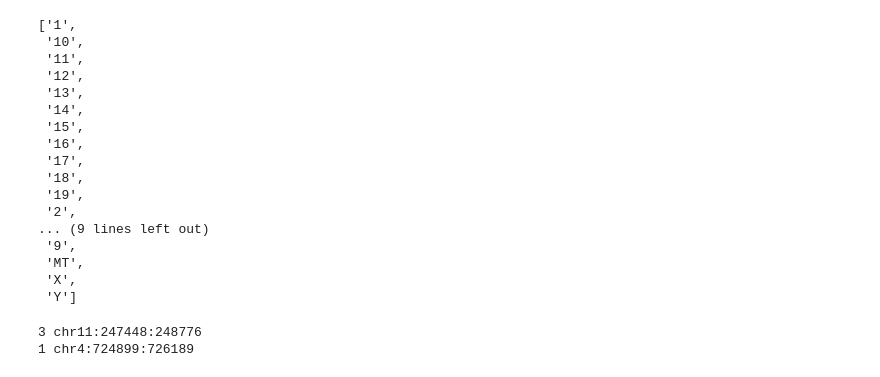
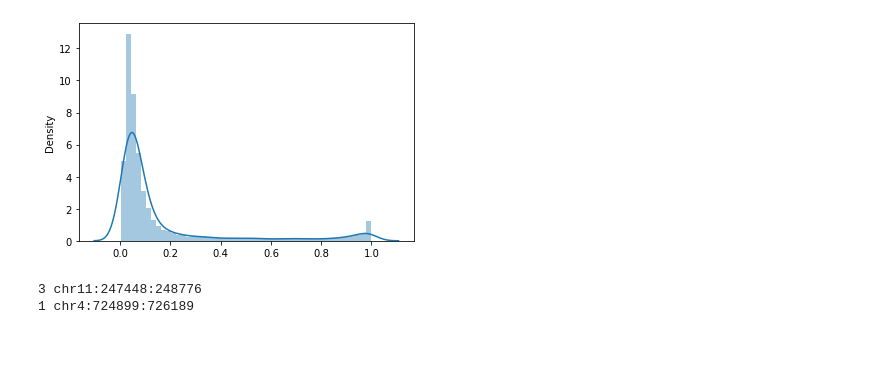
Before and after one commit to rachelcw/junction_table, a Jupyter notebook: junction_table.ipynb, the cells around one changed output. Saved outputs shown, nothing was run; the diff lists cells and outputs as text; code cells hidden in the pictures; blank space fills up the shorter version.

```diff
--- a/junction_table.ipynb
+++ b/junction_table.ipynb
@@ -121,3 +160,8 @@ table.loc[index,'annotation']="A3SS"
+# %%
+# sns.histplot(gene_dep.mean().loc[gene_dep.mean()>0.8])
+ax=sns.distplot(gene_dep.mean())
+# %% [output]
+[figure, added]
 # %%
 exons=pd.read_csv("/private1/private/resources/bedfile_from_gtf/annontation_code.20221225_all_exons.txt.gz", sep='\t',compression='gzip')
 # %%
@@ -134,26 +178,6 @@ for j in table_known.junction:
     end=int(junction[2])
     annotation=""
     for exon in data.exons_at_locus(chr,start,end=end):
-# %%
-data.contigs()
-# %% [output]
-['1',
- '10',
- '11',
- '12',
- '13',
- '14',
- '15',
- '16',
- '17',
- '18',
- '19',
- '2',
-... (9 lines left out)
- '9',
- 'MT',
- 'X',
- 'Y']
 # %%
 # table['identified gtf']=pd.NaT
 
```
Also changed, not shown: parts of 12 cells of this notebook.
